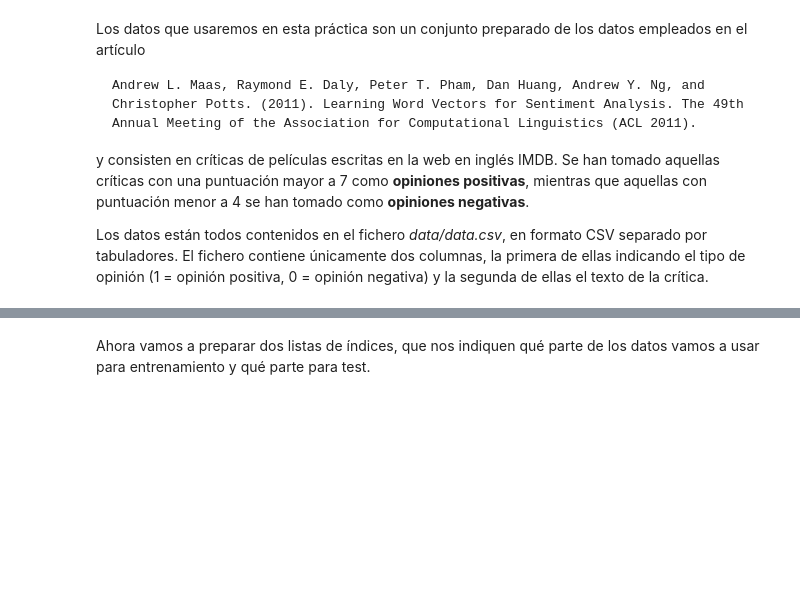
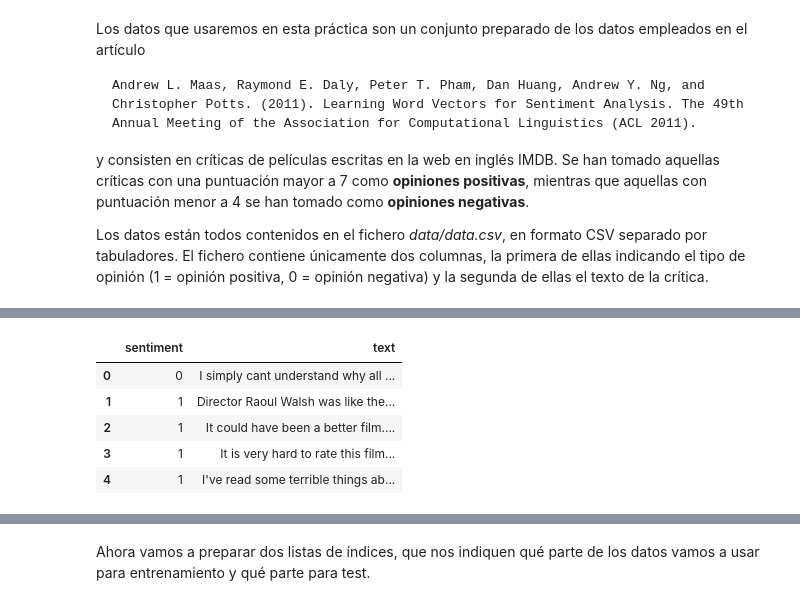
Before and after one commit to Javimh18/Indexacion, a Jupyter notebook: Teoria/02.AnalisisDeTexto/Labs/Lab2.AnalisisDeSentimiento/lab2-imdb_morpho/practicaPeliculasStudent.ipynb, the cells around one changed output, grey strips where cells are left out. Saved outputs shown, nothing was run; the diff lists cells and outputs as text; code cells hidden in the pictures; blank space fills up the shorter version.

```diff
--- a/Teoria/02.AnalisisDeTexto/Labs/Lab2.AnalisisDeSentimiento/lab2-imdb_morpho/practicaPeliculasStudent.ipynb
+++ b/Teoria/02.AnalisisDeTexto/Labs/Lab2.AnalisisDeSentimiento/lab2-imdb_morpho/practicaPeliculasStudent.ipynb
@@ -52,3 +50,15 @@ Los datos están todos contenidos en el fichero *data/data.csv*, en formato CSV
+# %%
+####### INSERT YOUR CODE HERE
+import pandas as pd
+data = pd.read_csv('data/data.csv', sep='\t')
+data.head()
+# %% [output]
+|  | sentiment | text |
+| 0 | 0 | I simply cant understand why all ... |
+| 1 | 1 | Director Raoul Walsh was like the... |
+| 2 | 1 | It could have been a better film.... |
+| 3 | 1 | It is very hard to rate this film... |
+| 4 | 1 | I've read some terrible things ab... |
 # %% [markdown]
 <table>
  <tr>
```
Also changed, not shown: parts of 24 cells of this notebook, 23 other files.
